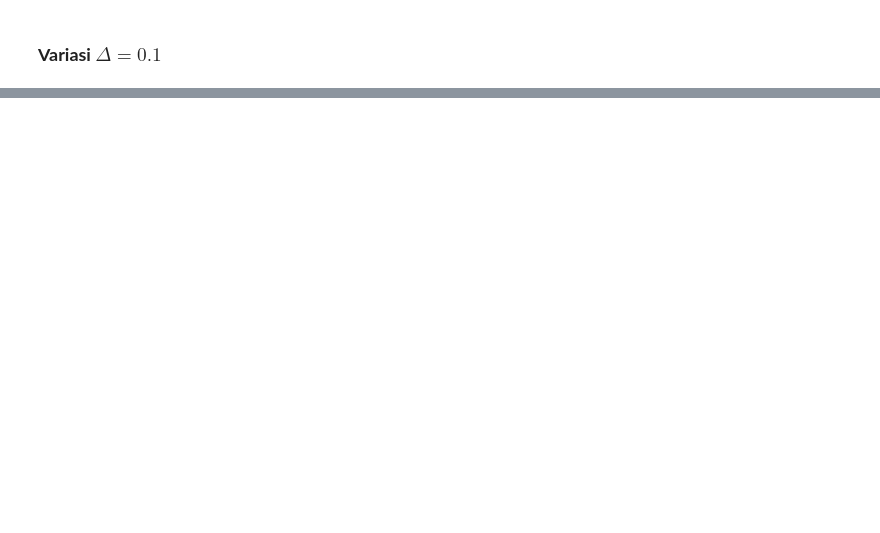
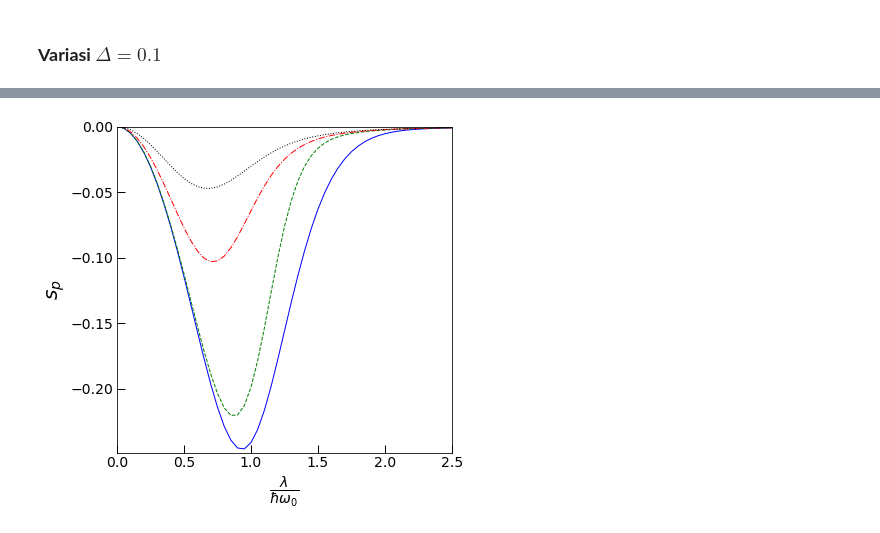
Before and after one commit to mukhamadazistholib/QubitOsc, a Jupyter notebook: SqueezingOsc.ipynb, the cells around one changed output, grey strips where cells are left out. Saved outputs shown, nothing was run; the diff lists cells and outputs as text; code cells hidden in the pictures; blank space fills up the shorter version.

```diff
--- a/SqueezingOsc.ipynb
+++ b/SqueezingOsc.ipynb
@@ -228,0 +302,22 @@ axes.tick_params(axis="y", direction="in", length=6, width=1)
+# %%
+sp1 = 2*variance(op_p, psi_list_1)-1
+sp2 = 2*variance(op_p, psi_list_2)-1
+sp3 = 2*variance(op_p, psi_list_3)-1
+sp4 = 2*variance(op_p, psi_list_4)-1
+# %%
+fig, axes = plt.subplots(1, 1, sharex=True, figsize=(6,6))
+
+axes.plot(g_list/(2*np.pi), sp1, 'blue', linewidth=1)
+axes.plot(g_list/(2*np.pi), sp2, 'green', linewidth=1, linestyle='--')
+axes.plot(g_list/(2*np.pi), sp3, 'red', linewidth=1, linestyle='dashdot')
+axes.plot(g_list/(2*np.pi), sp4, 'black', linewidth=1, linestyle='dotted')
+
+axes.set(xlim=(0, 2.5), ylim=(-0.249, 0))
+axes.set_ylabel(r"$s_p$", fontsize=20)
+axes.set_xlabel(r"$\frac{\lambda}{\hbar\omega_{0}}$", fontsize=20)
+#axes.grid('green')
+axes.tick_params(axis="x", direction="in", length=8, width=1, labelsize=14)
+axes.tick_params(axis="y", direction="in", length=8, width=1, labelsize=14)
+#plt.savefig('Plot_energi_kuat interaksi.pdf')
+# %% [output]
+[figure, added]
```
Also changed, not shown: parts of 4 cells of this notebook, 4 other files.
